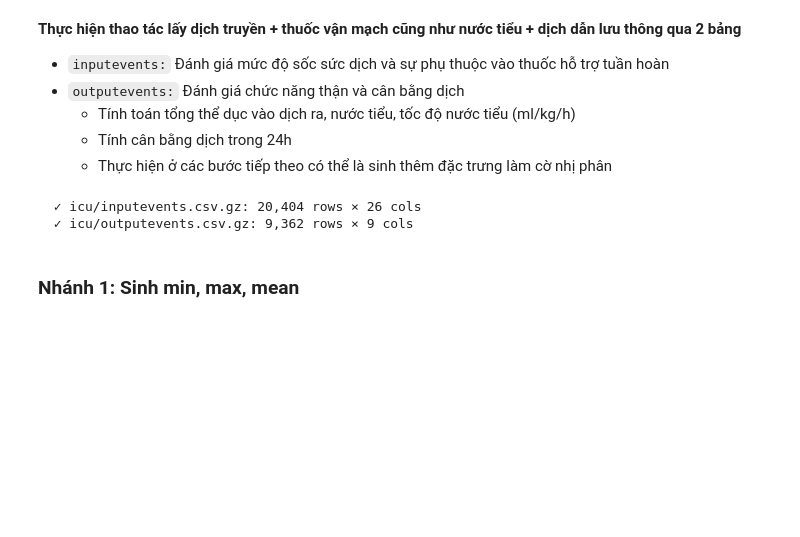
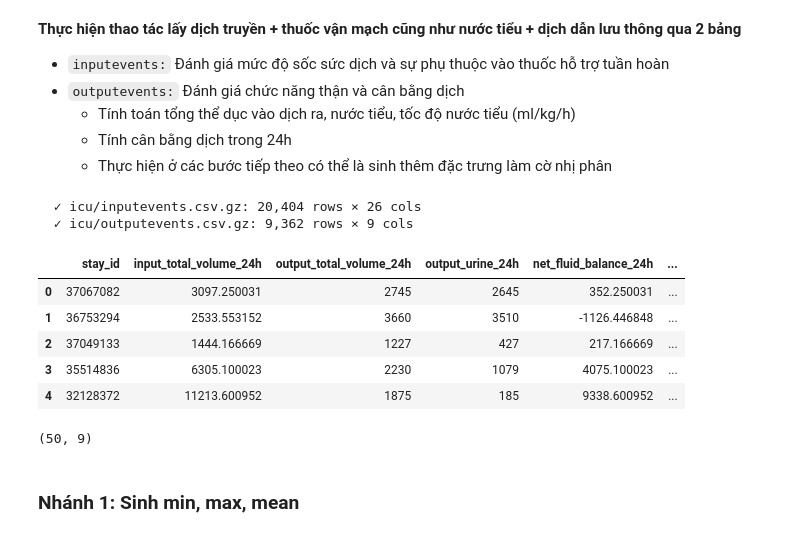
Before and after one commit to TienNguyen0712/hybrid-llm-tabular-pipeline-for-icu-mortality-prediction, a Jupyter notebook: mimic_iv_rag_pipeline_demo.ipynb, the cells around one changed output. Drawn from its saved outputs; the diff is of its cells as text; code cells hidden in the pictures; blank space fills up the shorter version.

```diff
--- a/mimic_iv_rag_pipeline_demo.ipynb
+++ b/mimic_iv_rag_pipeline_demo.ipynb
@@ -842,6 +1320,0 @@ def process_inputs_outputs(inputevents_df: pd.DataFrame, outputevents_df: pd.Dat
-# %%
-inputevents      = load("icu",  "inputevents.csv.gz")
-outputevents     = load("icu",  "outputevents.csv.gz")
-# %% [output]
-  ✓ icu/inputevents.csv.gz: 20,404 rows × 26 cols
-  ✓ icu/outputevents.csv.gz: 9,362 rows × 9 cols
@@ -848,3 +1442,36 @@ outputevents     = load("icu",  "outputevents.csv.gz")
+# %%
+urine_itemids = [
+    226559,  # Foley catheter
+    226560,  # Void (Tự tiểu)
+    226561,  # Condom Cath
+    226563,  # Straight Cath
+    226564,  # Suprapubic catheter
+    226565,  # R Nephrostomy (Dẫn lưu thận P)
+    226567,  # L Nephrostomy (Dẫn lưu thận T)
+    227488,  # GU Irrigant Out (Trừ dịch rửa bàng quang)
+    227489   # TURP Irrigant Out
+]
+
+inputevents      = load("icu",  "inputevents.csv.gz")
+outputevents     = load("icu",  "outputevents.csv.gz")
+# %% [output]
+  ✓ icu/inputevents.csv.gz: 20,404 rows × 26 cols
+  ✓ icu/outputevents.csv.gz: 9,362 rows × 9 cols
+# %%
+inputs_outputs = process_inputs_outputs_and_rag_text(inputevents, outputevents, train_df, urine_itemids=urine_itemids)
+# %%
+inputs_outputs.head()
+# %% [output]
+|  | stay_id | input_total_volume_24h | output_total_volume_24h | output_urine_24h | net_fluid_balance_24h | ... |
+| 0 | 37067082 | 3097.250031 | 2745 | 2645 | 352.250031 | ... |
+| 1 | 36753294 | 2533.553152 | 3660 | 3510 | -1126.446848 | ... |
+| 2 | 37049133 | 1444.166669 | 1227 | 427 | 217.166669 | ... |
+| 3 | 35514836 | 6305.100023 | 2230 | 1079 | 4075.100023 | ... |
+| 4 | 32128372 | 11213.600952 | 1875 | 185 | 9338.600952 | ... |
+# %%
+inputs_outputs.shape
+# %% [output]
+(50, 9)
 # %% [markdown]
 ### **Nhánh 1: Sinh min, max, mean**
 # %%
```
Also changed, not shown: parts of 35 cells of this notebook.
